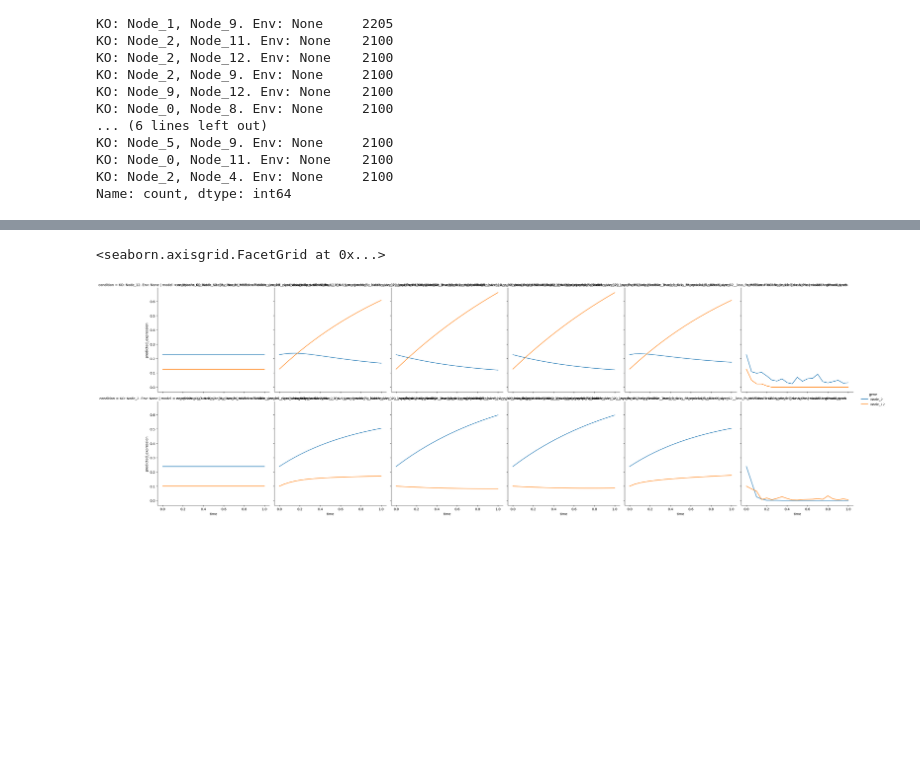
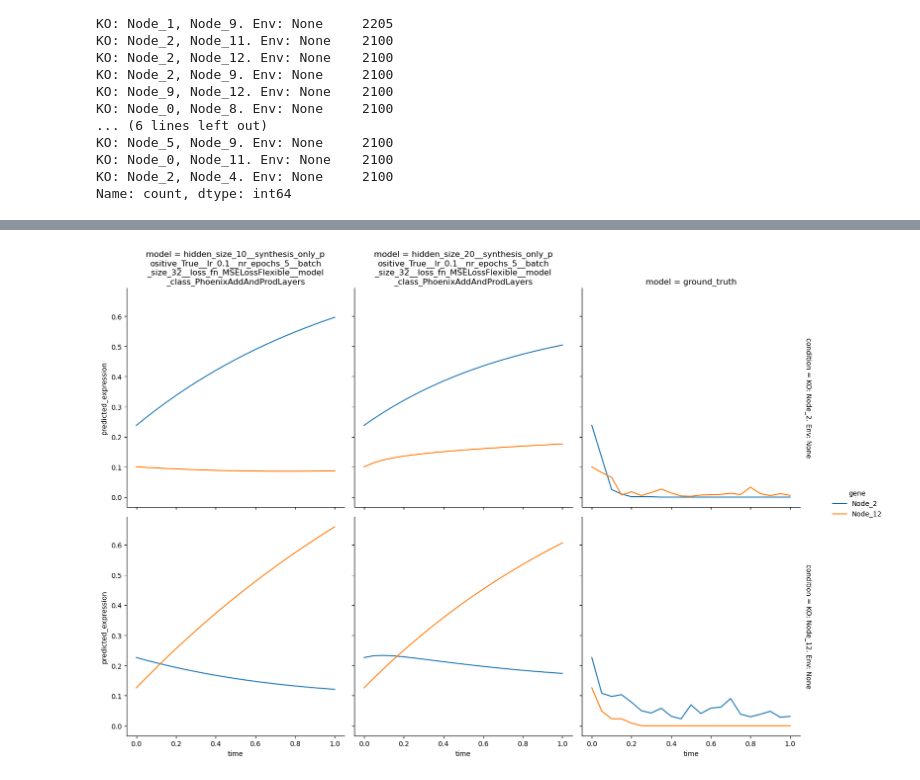
Before and after one commit to CropXR/HALCYON, a Jupyter notebook: notebooks/02_loading_and_plotting_from_mlflow.ipynb, the cells around one changed output, grey strips where cells are left out. Cells and saved outputs as stored; diff of their text form; code cells hidden in the pictures; blank space fills up the shorter version.

Commit message:
Updated plotting functionality of TidyDf

```diff
--- a/notebooks/02_loading_and_plotting_from_mlflow.ipynb
+++ b/notebooks/02_loading_and_plotting_from_mlflow.ipynb
@@ -113,11 +113,22 @@ KO: Node_2, Node_4. Env: None     2100
 Name: count, dtype: int64
 # %%
 def df_selection_function(df):
-    return ((df[TidyDfResults.GENE_COL].str.contains("Node_12|Node_2"))
-            & (df[TidyDfResults.CONDITION_COL].str.contains("Node_12|Node_2")))
+    genes_to_show = ["Node_12", "Node_2"]
+    genes_to_show_regex = "|".join(genes_to_show)
+
+    models_to_show = ["PhoenixAddAndProdLayers", TidyDfResults.GROUND_TRUTH_COL]
+    models_to_show_regex = "|".join(models_to_show)
+
+    return ((df[TidyDfResults.GENE_COL].str.contains(genes_to_show_regex))
+            & (df[TidyDfResults.CONDITION_COL].str.contains(genes_to_show_regex))
+            & (df[TidyDfResults.MODEL_COL].str.contains(models_to_show_regex)))
 # %%
 # FOr each of this knockout, plot predicted vs real for all model (for subset of genes)
-
+import textwrap
 # Plot for single KO
-tidy_df_single_ko.plot_model_plots(df_selection_function=df_selection_function)
+g = tidy_df_single_ko.plot_model_plots(df_selection_function=df_selection_function)
+for ax in g.axes.flat:
+    title = ax.get_title()
+    wrapped = "\n".join(textwrap.wrap(title, width=40))
+    ax.set_title(wrapped)
 # %% [output]
@@ -130,5 +141,4 @@ tidy_df_single_ko.plot_model_plots(df_selection_function=df_selection_function)
-<seaborn.axisgrid.FacetGrid at 0x...>
-[figure, old version]
+[figure, new version]
 # %%
 tidy_df_double_ko.plot_model_plots(df_selection_function=df_selection_function)
 # %% [output]
```
Also changed, not shown: parts of 4 cells of this notebook, 1 other file.
